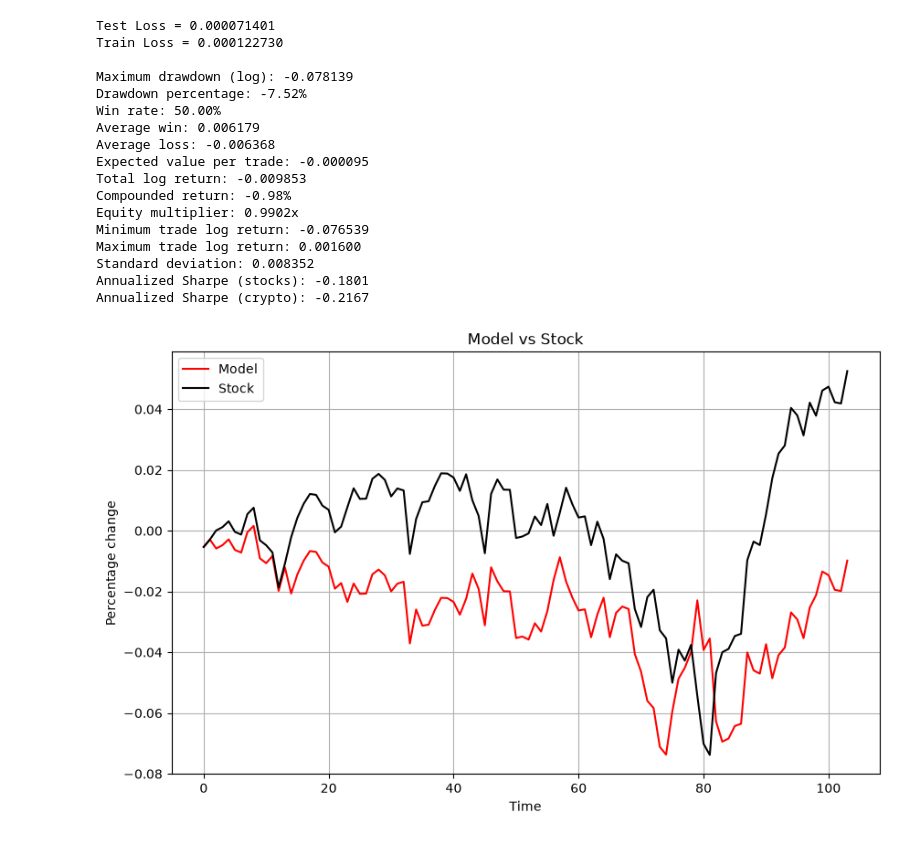
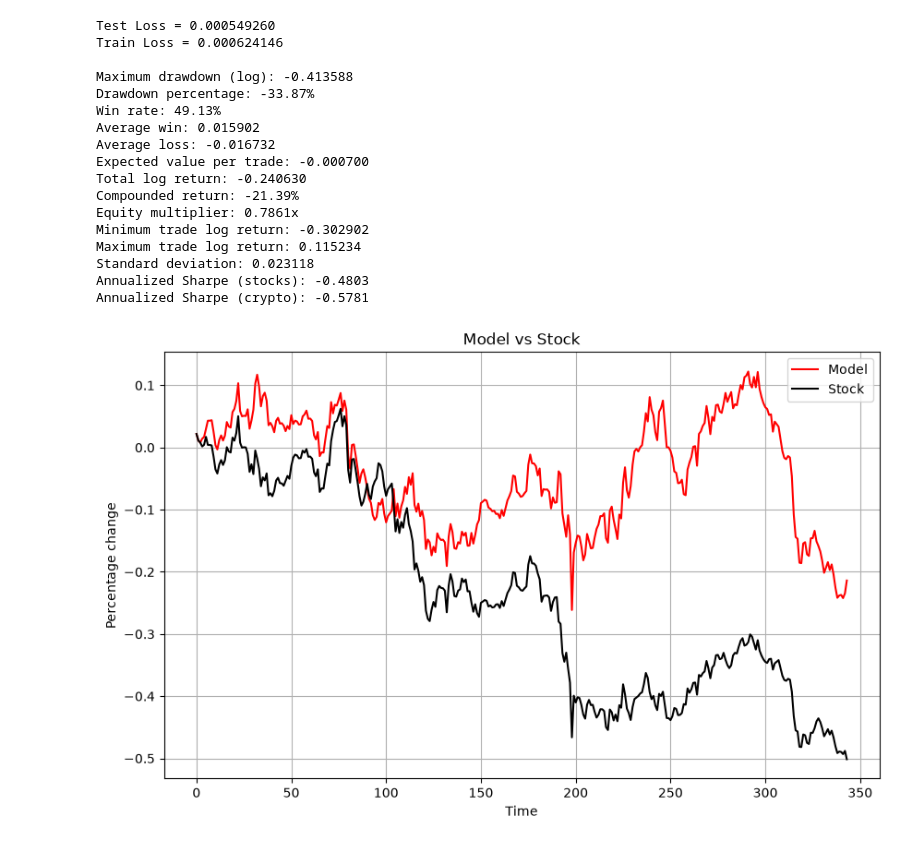
Before and after one commit to sdf1267/NeuralNetworkQuant, a Jupyter notebook: LinearModel/test_model.ipynb, the cells around one changed output. Cells and saved outputs as stored; diff of their text form; code cells hidden in the pictures.

```diff
--- a/LinearModel/test_model.ipynb
+++ b/LinearModel/test_model.ipynb
@@ -4,15 +16,16 @@ import Model_Training
 # %%
 
 
-ticker = "^GSPC"
-start = '2024-09-01'    # start date
-end  = '2026-05-01'     # end date
+ticker = "BTC-USD"
+start = '2024-01-01'    # start date
+end  = '2026-01-01'     # end date
 interval = '1d'         # interval
 train_ratio = 0.75
 no_epoches = 100_000
-lr = 0.0001
+lr = 0.001
+tx_fees_bpts = 10
 
-max_lags = 2
+max_lags = 10
 
 modelMLP = MLPModel.MLP # multiplayer perception
 
@@ -25,9 +38,11 @@ Model = Model_Training.model_training(model = modelMLP(max_lags),
                               max_lags = max_lags,
                               no_epochs=no_epoches,
                               lr = lr,
-                              rtol = 1e-9,
+                              rtol = 1e-5,
                               trade_signal = "sign",
-                              threshold=0.001)
+                              threshold=0.001,
+                              transaction_cost_bpts= tx_fees_bpts,
+                              verbose = True)
 
 modelLinear = LinearModel.LinearModel # Linear Model equivalent to AR tine series
 
@@ -40,8 +55,10 @@ ModelLin = Model_Training.model_training(model = modelLinear(max_lags),
                               max_lags = max_lags,
                               no_epochs=no_epoches,
                               lr = lr,
-                              rtol = 1e-9 ,
+                              rtol = 1e-5 ,
                               trade_signal = "sign",
-                              threshold=0.001)
+                              threshold=0.001,
+                              transaction_cost_bpts= tx_fees_bpts,
+                              verbose = True)
 # %% [output]
 [*********************100%***********************]  1 of 1 completed
@@ -133,9 +136,9 @@ Annualized Sharpe (crypto): -0.2167
 # %%
-Model.get_trade_results("threshold",0.00001)
+Model.get_trade_results("threshold",0.0001)
 Model.get_model_performance()
 Model.model_against_stock()
 
-ModelLin.get_trade_results("threshold",0.00001)
+ModelLin.get_trade_results("threshold",0.0001)
 ModelLin.get_model_performance()
 ModelLin.model_against_stock()
 # %% [output]
@@ -160,18 +163,18 @@ Annualized Sharpe (crypto): 1.1284
-Test Loss = 0.000071401
-Train Loss = 0.000122730
+Test Loss = 0.000549260
+Train Loss = 0.000624146
 
-Maximum drawdown (log): -0.078139
-Drawdown percentage: -7.52%
-Win rate: 50.00%
-Average win: 0.006179
-Average loss: -0.006368
-Expected value per trade: -0.000095
-Total log return: -0.009853
-Compounded return: -0.98%
-Equity multiplier: 0.9902x
-Minimum trade log return: -0.076539
-Maximum trade log return: 0.001600
-Standard deviation: 0.008352
-Annualized Sharpe (stocks): -0.1801
-Annualized Sharpe (crypto): -0.2167
+Maximum drawdown (log): -0.413588
+Drawdown percentage: -33.87%
+Win rate: 49.13%
+Average win: 0.015902
+Average loss: -0.016732
+Expected value per trade: -0.000700
+Total log return: -0.240630
+Compounded return: -21.39%
+Equity multiplier: 0.7861x
+Minimum trade log return: -0.302902
+Maximum trade log return: 0.115234
+Standard deviation: 0.023118
+Annualized Sharpe (stocks): -0.4803
+Annualized Sharpe (crypto): -0.5781
-[figure, old version]
+[figure, new version]
```
Also changed, not shown: parts of 6 cells of this notebook, 5 other files.
